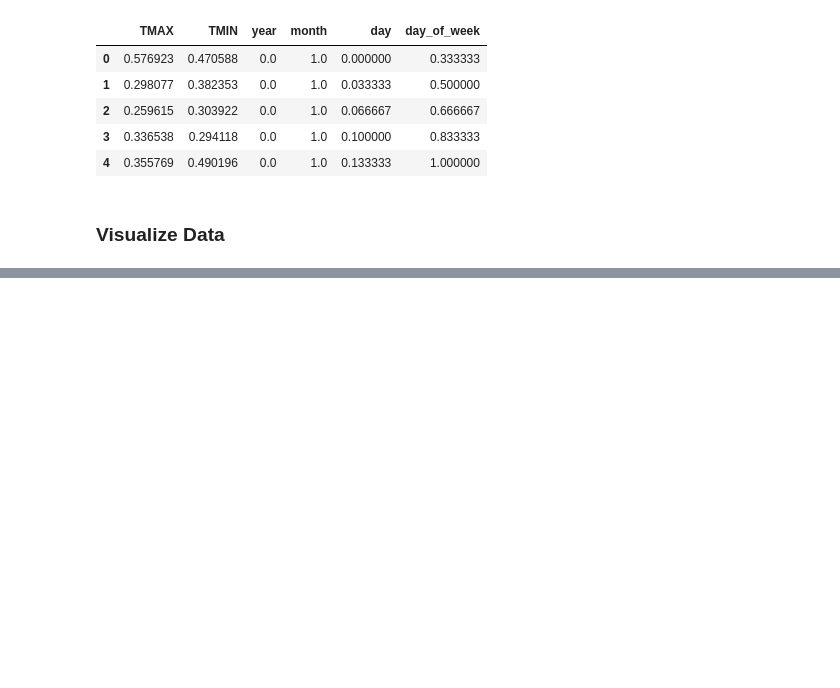
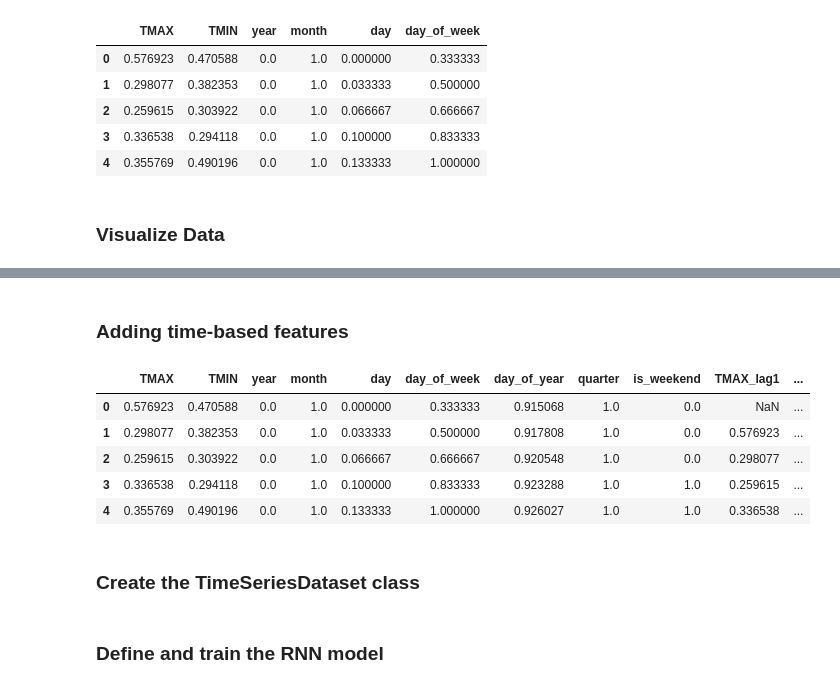
Before and after one commit to djhoyt13/nn_pracite, a Jupyter notebook: RNN_training/nyc_weather_time_series.ipynb, the cells around one changed output, grey strips where cells are left out. Cells and saved outputs as stored; diff of their text form; code cells hidden in the pictures; blank space fills up the shorter version.

```diff
--- a/RNN_training/nyc_weather_time_series.ipynb
+++ b/RNN_training/nyc_weather_time_series.ipynb
@@ -98,0 +127,36 @@ plt.show()
+# %% [markdown]
+### Adding time-based features
+# %%
+# Create additional time-based features
+df['day_of_year'] = df['DATE'].dt.dayofyear
+df['quarter'] = df['DATE'].dt.quarter
+df['is_weekend'] = df['day_of_week'].isin([5, 6]).astype(int)
+
+# Create lag features
+df['TMAX_lag1'] = df['TMAX'].shift(1)
+df['TMIN_lag1'] = df['TMIN'].shift(1)
+
+# Create rolling window features
+df['TMAX_7d_avg'] = df['TMAX'].rolling(window=7, min_periods=1).mean()
+df['TMIN_7d_avg'] = df['TMIN'].rolling(window=7, min_periods=1).mean()
+
+# Update feature columns
+feature_columns = ['TMAX', 'TMIN', 'year', 'month', 'day', 'day_of_week',
+                  'day_of_year', 'quarter', 'is_weekend', 'TMAX_lag1', 'TMIN_lag1',
+                  'TMAX_7d_avg', 'TMIN_7d_avg']
+
+# Normalize the expanded feature set
+scaler = MinMaxScaler()
+scaled_data = scaler.fit_transform(df[feature_columns])
+scaled_df = pd.DataFrame(scaled_data, columns=feature_columns)
+
+scaled_df.head()
+# %% [output]
+|  | TMAX | TMIN | year | month | day | day_of_week | day_of_year | quarter | is_weekend | TMAX_lag1 | ... |
+| 0 | 0.576923 | 0.470588 | 0.0 | 1.0 | 0.000000 | 0.333333 | 0.915068 | 1.0 | 0.0 | NaN | ... |
+| 1 | 0.298077 | 0.382353 | 0.0 | 1.0 | 0.033333 | 0.500000 | 0.917808 | 1.0 | 0.0 | 0.576923 | ... |
+| 2 | 0.259615 | 0.303922 | 0.0 | 1.0 | 0.066667 | 0.666667 | 0.920548 | 1.0 | 0.0 | 0.298077 | ... |
+| 3 | 0.336538 | 0.294118 | 0.0 | 1.0 | 0.100000 | 0.833333 | 0.923288 | 1.0 | 1.0 | 0.259615 | ... |
+| 4 | 0.355769 | 0.490196 | 0.0 | 1.0 | 0.133333 | 1.000000 | 0.926027 | 1.0 | 1.0 | 0.336538 | ... |
+# %% [markdown]
+### Create the TimeSeriesDataset class
@@ -98,0 +195,2 @@ plt.show()
+# %% [markdown]
+### Define and train the RNN model
```
Also changed, not shown: parts of 8 cells of this notebook.
